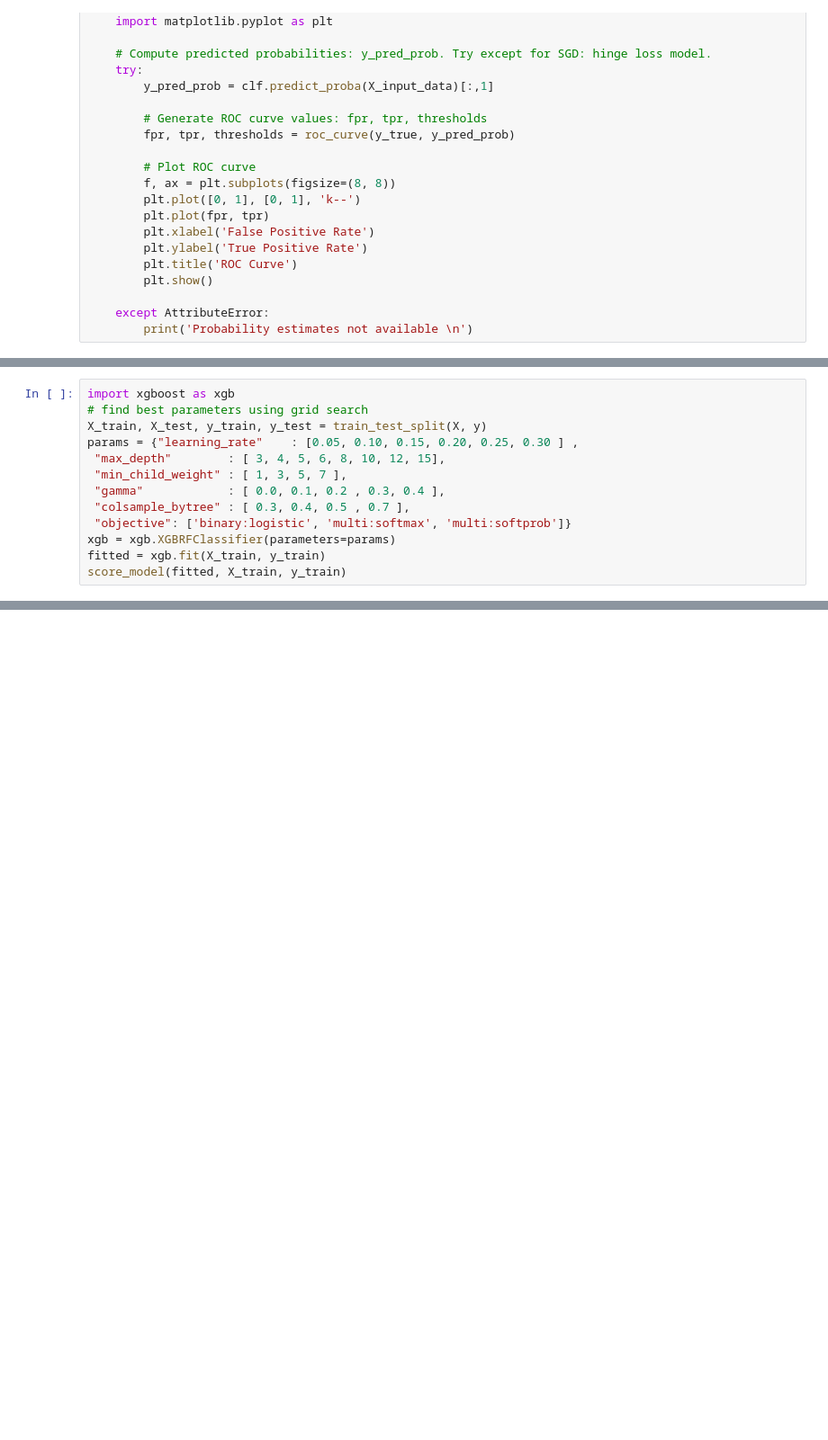
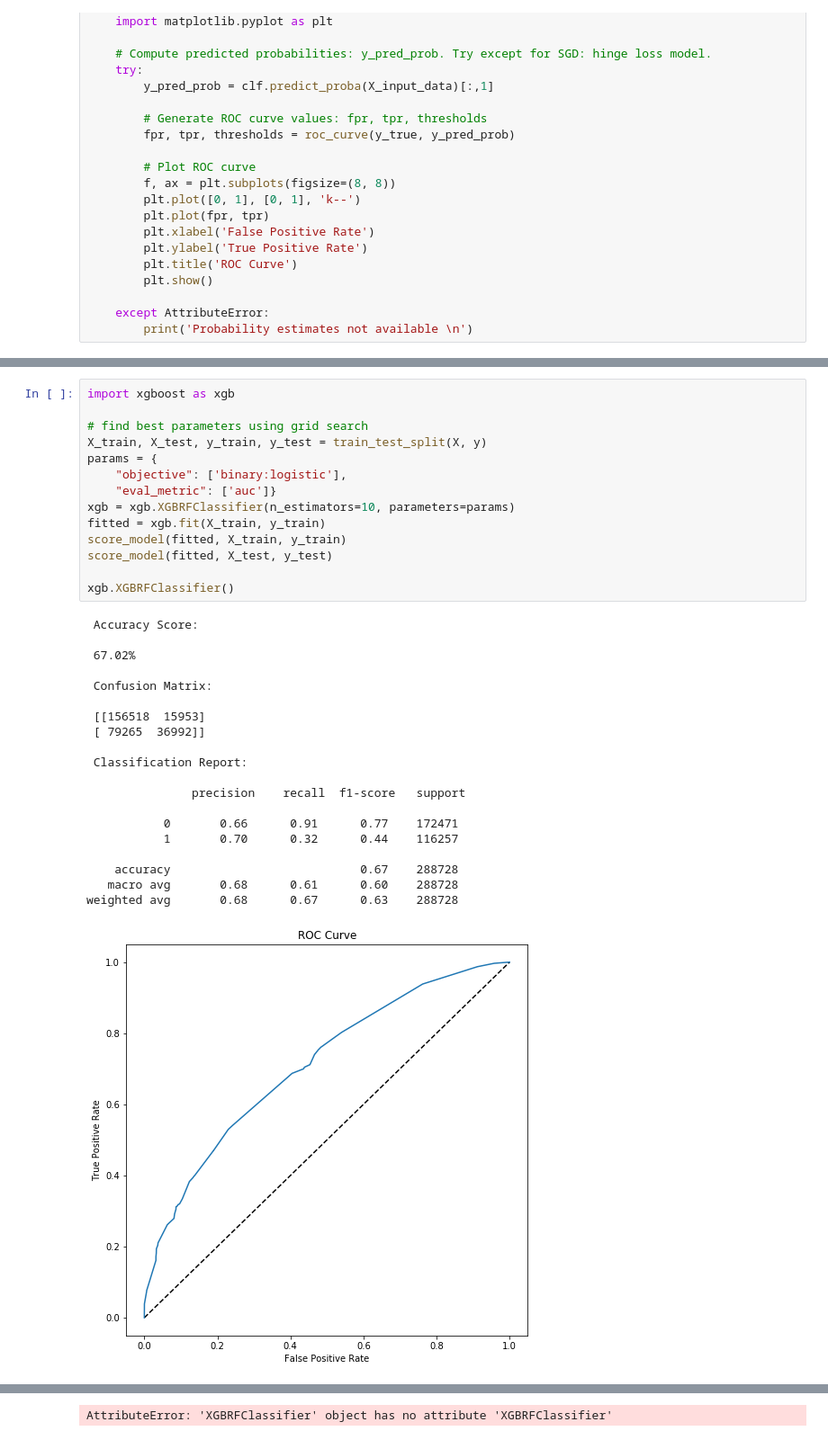
Before and after one commit to tomhalloin/Springboard-Kickstarter, a Jupyter notebook: Kickstarter_Machine_Learning.ipynb, the cells around one changed output, grey strips where cells are left out. Shown: that part at 90% size. Saved outputs shown, nothing was run; the diff lists cells and outputs as text; blank space fills up the shorter version.

```diff
--- a/Kickstarter_Machine_Learning.ipynb
+++ b/Kickstarter_Machine_Learning.ipynb
@@ -454,13 +112,0 @@ category_name_Theater         0.007509
-# %%
-import xgboost as xgb
-# find best parameters using grid search
-X_train, X_test, y_train, y_test = train_test_split(X, y)
-params = {"learning_rate"    : [0.05, 0.10, 0.15, 0.20, 0.25, 0.30 ] ,
- "max_depth"        : [ 3, 4, 5, 6, 8, 10, 12, 15],
- "min_child_weight" : [ 1, 3, 5, 7 ],
- "gamma"            : [ 0.0, 0.1, 0.2 , 0.3, 0.4 ],
- "colsample_bytree" : [ 0.3, 0.4, 0.5 , 0.7 ],
- "objective": ['binary:logistic', 'multi:softmax', 'multi:softprob']}
-xgb = xgb.XGBRFClassifier(parameters=params)
-fitted = xgb.fit(X_train, y_train)
-score_model(fitted, X_train, y_train)
@@ -658,0 +295,35 @@ Voting Classifier: 72.40%
+# %%
+import xgboost as xgb
+
+# find best parameters using grid search
+X_train, X_test, y_train, y_test = train_test_split(X, y)
+params = {
+    "objective": ['binary:logistic'],
+    "eval_metric": ['auc']}
+xgb = xgb.XGBRFClassifier(n_estimators=10, parameters=params)
+fitted = xgb.fit(X_train, y_train)
+score_model(fitted, X_train, y_train)
+score_model(fitted, X_test, y_test)
+
+xgb.XGBRFClassifier()
+# %% [output]
+ Accuracy Score:
+
+ 67.02%
+
+ Confusion Matrix:
+
+ [[156518  15953]
+ [ 79265  36992]]
+
+ Classification Report:
+
+               precision    recall  f1-score   support
+
+           0       0.66      0.91      0.77    172471
+           1       0.70      0.32      0.44    116257
+
+    accuracy                           0.67    288728
+   macro avg       0.68      0.61      0.60    288728
+weighted avg       0.68      0.67      0.63    288728
+[figure, added]
@@ -658,0 +350 @@ Voting Classifier: 72.40%
+AttributeError: 'XGBRFClassifier' object has no attribute 'XGBRFClassifier'
```
Also changed, not shown: parts of 61 cells of this notebook.
